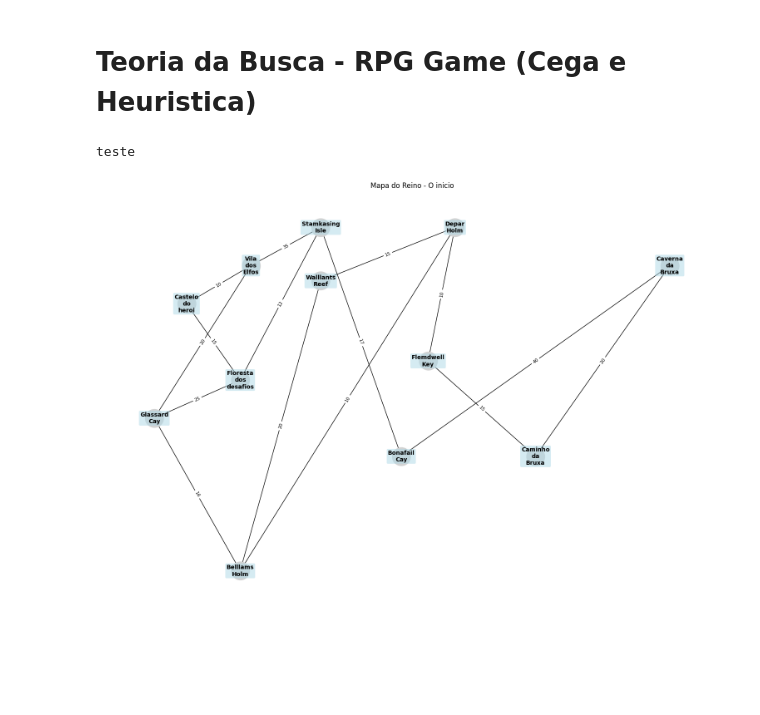
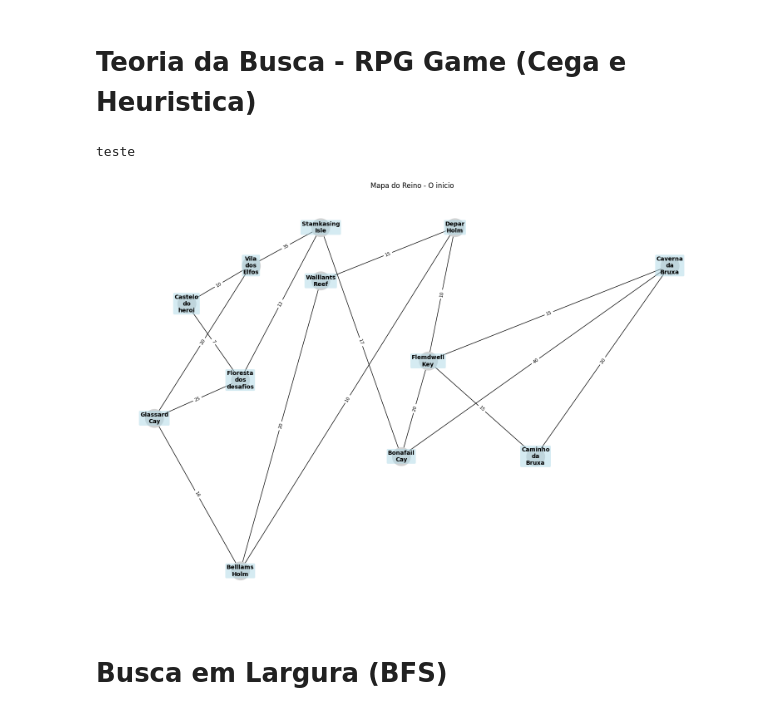
Before and after one commit to LeonardoRaiz/FATEC, a Jupyter notebook: Aulas/IA/2025-2/Aula 02/Aula 02.ipynb, the cells around one changed output. Cells and saved outputs as stored; diff of their text form; code cells hidden in the pictures; blank space fills up the shorter version.

```diff
--- a/Aulas/IA/2025-2/Aula 02/Aula 02.ipynb
+++ b/Aulas/IA/2025-2/Aula 02/Aula 02.ipynb
@@ -27,7 +27,7 @@ locais = {
 
 # Conexões entre os nós (Arestas)
 G_game.add_edge('Castelo do heroi', 'Vila dos Elfos', weight=10)
-G_game.add_edge('Castelo do heroi', 'Floresta dos desafios', weight=15)
+G_game.add_edge('Castelo do heroi', 'Floresta dos desafios', weight=7)
 G_game.add_edge('Vila dos Elfos', 'Glassard Cay', weight=20)
 G_game.add_edge('Floresta dos desafios', 'Glassard Cay', weight=25)
 G_game.add_edge('Floresta dos desafios', 'Stamkasing Isle', weight=12)
@@ -41,6 +41,8 @@ G_game.add_edge('Depar Holm', 'Flemdwell Key', weight=10)
 G_game.add_edge('Flemdwell Key', 'Caminho da Bruxa', weight=15)
 G_game.add_edge('Caminho da Bruxa', 'Caverna da Bruxa', weight=20)
 G_game.add_edge('Bonafail Cay','Caverna da Bruxa', weight=40)
+G_game.add_edge('Bonafail Cay','Flemdwell Key', weight=20)
+G_game.add_edge('Flemdwell Key','Caverna da Bruxa', weight=15)
 
 # Adicionando as posições nos eixos X e Y
 for local, pos in locais.items():
@@ -51,33 +53,46 @@ for local, pos in locais.items():
 def plot_mapa(grafo, caminho_encontrado, titulo='Mapa do reino'):
     pos = nx.get_node_attributes(grafo, 'pos')
     pesos = nx.get_edge_attributes(grafo, 'weight')
 
     plt.figure(figsize=(15, 10))
 
     nx.draw(grafo, pos,
             with_labels=True,
             node_size=1000,
             node_color='lightgray',
             font_size=10,
             font_weight='bold',
             labels={node: node.replace(' ', '\n') for node in grafo.nodes()},
             bbox=dict(
                 facecolor='lightblue',
                 alpha=0.5,
                 edgecolor='none',
                 boxstyle='round,pad=0.2'
             ))
     nx.draw_networkx_edge_labels(grafo, pos, edge_labels=pesos, font_size=8, label_pos=0.5)
+
     if caminho_encontrado:
-        print("Existe um caminho")
-        # TODO
+        caminho_arestas = list(zip(caminho_encontrado, caminho_encontrado[1:]))
+
+        nx.draw_networkx_nodes(grafo, pos, nodelist=caminho_encontrado, node_color='red', node_size=500)
+        nx.draw_networkx_edges(grafo, pos, edgelist=caminho_arestas, edge_color='red', node_size=500, width=3)
+
+        nx.draw_networkx_nodes(grafo, pos, nodelist=[caminho_encontrado[0]], node_color='green', node_size=500, label="Inicio")
+        nx.draw_networkx_nodes(grafo, pos, nodelist=[caminho_encontrado[-1]], node_color='purple', node_size=500, label="Objetivo")
+
+
+
+        plt.text(pos[caminho_encontrado[0]][0], pos[caminho_encontrado[0]][1] + 30, 'Inicio', fontsize=12, ha='center', va='center', color='green')
+        plt.text(pos[caminho_encontrado[-1]][0], pos[caminho_encontrado[-1]][1] + 30, 'Objetivo', fontsize=12, ha='center', va='center', color='purple')
 
     print('teste')
     plt.title(titulo)
     plt.axis('off')
     plt.show()
 
 plot_mapa(G_game, [], titulo='Mapa do Reino - O inicio')
 # %% [output]
 teste
-[figure, old version]
+[figure, new version]
+# %% [markdown]
+# Busca em Largura (BFS)
```
Also changed, not shown: parts of 2 cells of this notebook.
